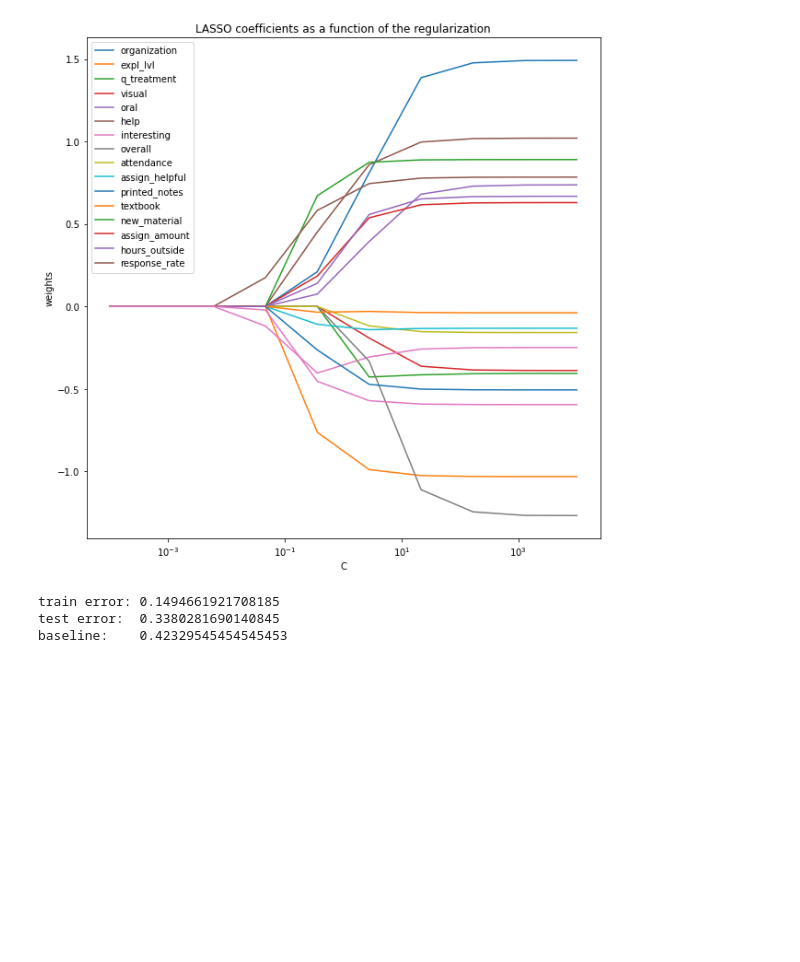
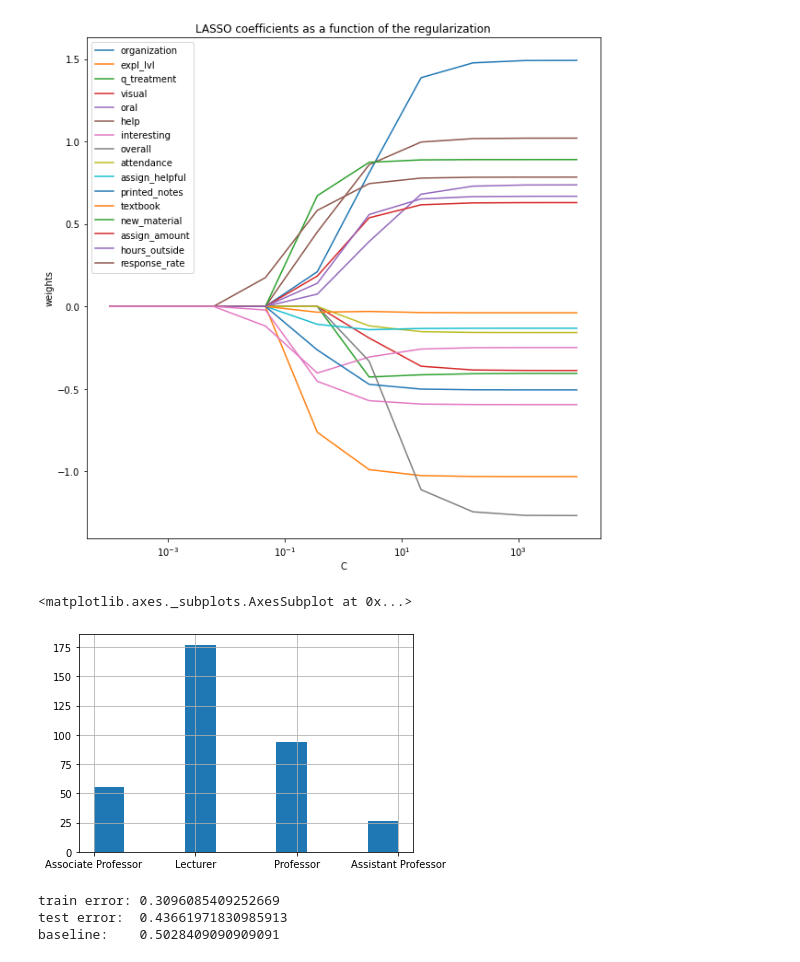
Before and after one commit to Akababa/course_eval, a Jupyter notebook: EDA.ipynb, the cells around one changed output. Saved outputs shown, nothing was run; the diff lists cells and outputs as text; code cells hidden in the pictures; blank space fills up the shorter version.

```diff
--- a/EDA.ipynb
+++ b/EDA.ipynb
@@ -59,6 +59,7 @@ df1=df1.groupby("instructor").filter(lambda x:len(x)>2) # only teachers with >=3
 # df1["enrolled"]=df1[["enrolled","num_responses"]].max(axis=1)
 # df1["response_rate"]=df1.num_responses/df1.enrolled
 df1=pd.merge(df1,sal,how='left', left_on=["instructor"],right_on=['name']).drop(['benefits','section'],axis=1)
+df1["title"].fillna(value="Lecturer",inplace=True)
 df1
 # %% [output]
 |  | term | ccode | instructor | organization | expl_lvl | q_treatment | visual | oral | help | ... |
@@ -340,19 +341,31 @@ plt.legend(feats)
 plt.show()
 # %% [output]
 [figure]
+# %%
+dfp.title.hist()
+# %% [output]
+<matplotlib.axes._subplots.AxesSubplot at 0x...>
+[figure, added]
 # %%
 from sklearn.ensemble import RandomForestClassifier
 
 
+
+xd1,xd2,yd1,yd2=train_test_split(dfp[feats],dfp.title,test_size=.2,random_state=42)
+ss=StandardScaler()
+xd1=ss.fit_transform(xd1)
+xd2=ss.transform(xd2)
+
+
 rf=RandomForestClassifier(n_estimators=1000,min_samples_leaf=5,max_depth=4,random_state=2)
-rf.fit(xc1,yc1)
-print(f"train error: {np.mean(rf.predict(xc1)!=yc1)}")
-print(f"test error:  {np.mean(rf.predict(xc2)!=yc2)}")
-print(f"baseline:    {np.mean(has_tenure)}")
+rf.fit(xd1,yd1)
+print(f"train error: {np.mean(rf.predict(xd1)!=yd1)}")
+print(f"test error:  {np.mean(rf.predict(xd2)!=yd2)}")
+print(f"baseline:    {np.mean(dfp.title=='Lecturer')}")
 # %% [output]
-train error: 0.1494661921708185
-test error:  0.3380281690140845
-baseline:    0.42329545454545453
+train error: 0.3096085409252669
+test error:  0.43661971830985913
+baseline:    0.5028409090909091
 # %%
 for feat,coef in sorted(zip(feats,rf.feature_importances_),key=lambda x:-abs(x[1])):
     print(f"{feat:<16} {coef:7.4f}")
```
Also changed, not shown: parts of 4 cells of this notebook, 5 other files.
